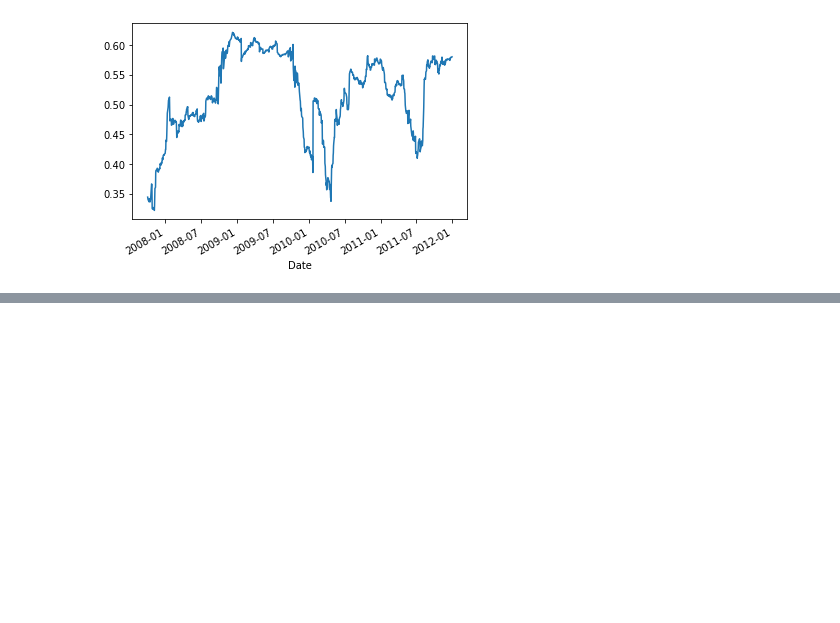
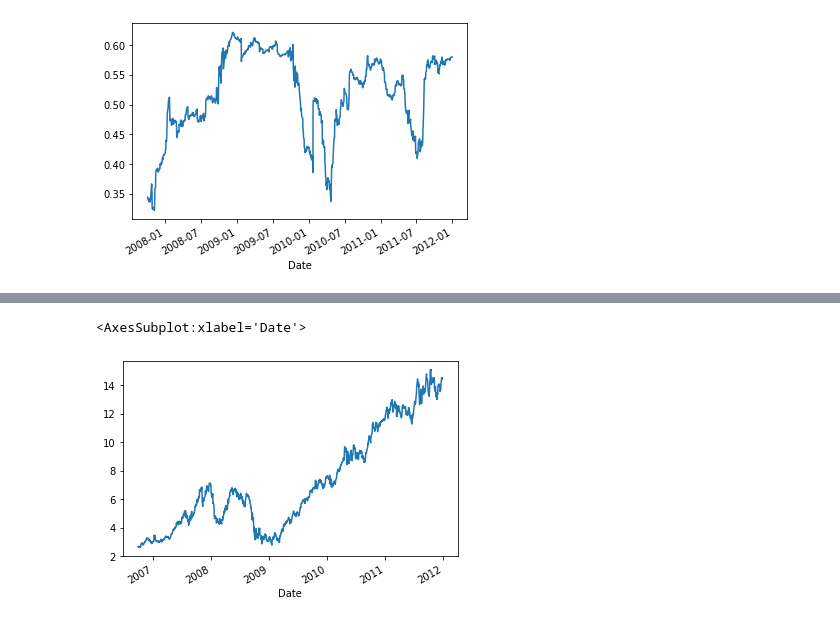
Before and after one commit to aditya172926/Bots, a Jupyter notebook: TradBot.ipynb, the cells around one changed output, grey strips where cells are left out. Drawn from its saved outputs; the diff is of its cells as text; code cells hidden in the pictures; blank space fills up the shorter version.

```diff
--- a/TradBot.ipynb
+++ b/TradBot.ipynb
@@ -891,0 +996,5 @@ Another example of this strategy <b>besides mean reversion strategy</b> is the <
+# %%
+aapl['Close'].plot()
+# %% [output]
+<AxesSubplot:xlabel='Date'>
+[figure, added]
```
Also changed, not shown: parts of 8 cells of this notebook, 1 other file.
